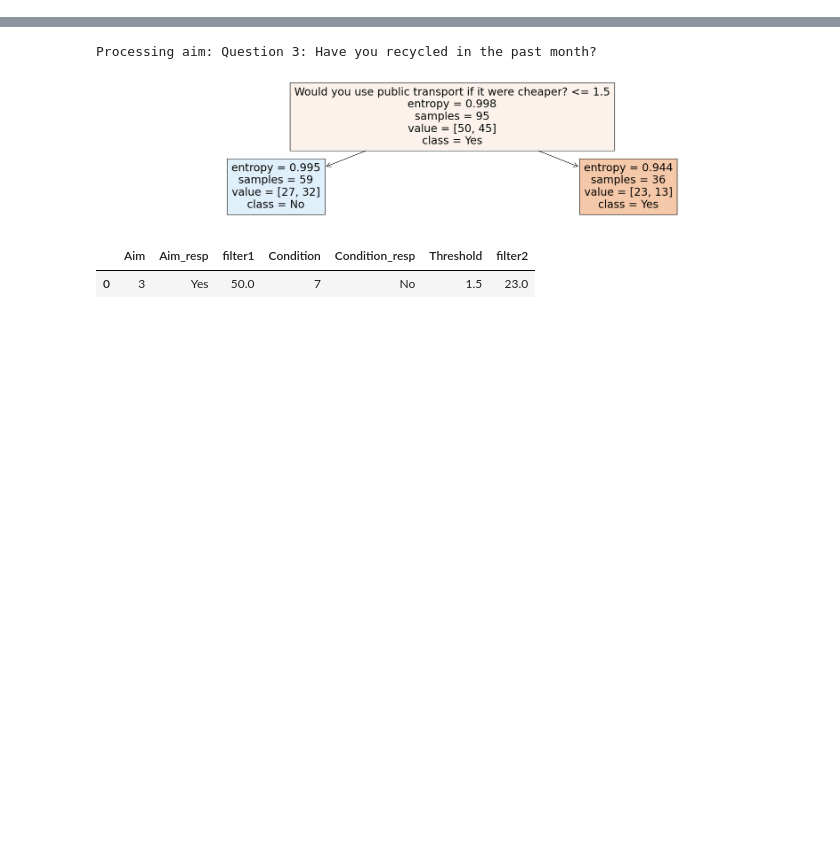
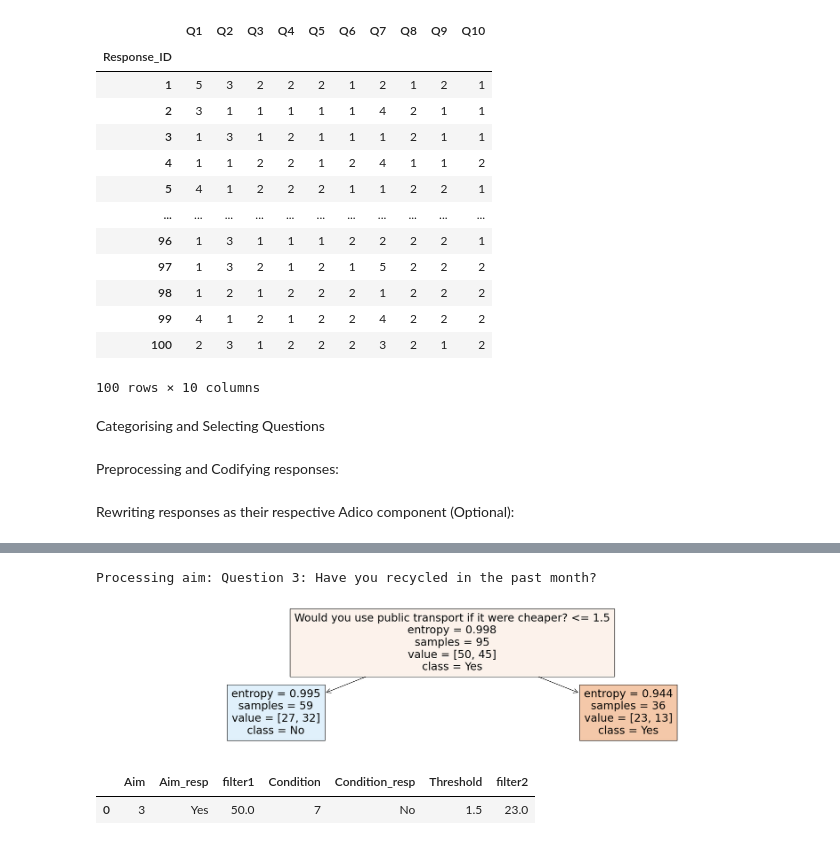
Before and after one commit to GeorgeGitHubbins/MScThesis-Extracting-InformalRules-from-Surveys, a Jupyter notebook: FinalSurveyAnalysisCode/SIREMethod.ipynb, the cells around one changed output, grey strips where cells are left out. Saved outputs shown, nothing was run; the diff lists cells and outputs as text; code cells hidden in the pictures; blank space fills up the shorter version.

```diff
--- a/FinalSurveyAnalysisCode/SurveyAnalysisMethod.ipynb
+++ b/FinalSurveyAnalysisCode/SIREMethod.ipynb
@@ -20,0 +62,19 @@ Rows: a row for each response option. E.g. if a question can be answered with an
+# %%
+display(Survey_Responses)
+# %% [output]
+|  | Q1 | Q2 | Q3 | Q4 | Q5 | Q6 | Q7 | Q8 | Q9 | Q10 |
+| Response_ID |  |  |  |  |  |  |  |  |  |  |
+| 1 | 5 | 3 | 2 | 2 | 2 | 1 | 2 | 1 | 2 | 1 |
+| 2 | 3 | 1 | 1 | 1 | 1 | 1 | 4 | 2 | 1 | 1 |
+| 3 | 1 | 3 | 1 | 2 | 1 | 1 | 1 | 2 | 1 | 1 |
+| 4 | 1 | 1 | 2 | 2 | 1 | 2 | 4 | 1 | 1 | 2 |
+| 5 | 4 | 1 | 2 | 2 | 2 | 1 | 1 | 2 | 2 | 1 |
+| ... | ... | ... | ... | ... | ... | ... | ... | ... | ... | ... |
+| 96 | 1 | 3 | 1 | 1 | 1 | 2 | 2 | 2 | 2 | 1 |
+| 97 | 1 | 3 | 2 | 1 | 2 | 1 | 5 | 2 | 2 | 2 |
+| 98 | 1 | 2 | 1 | 2 | 2 | 2 | 1 | 2 | 2 | 2 |
+| 99 | 4 | 1 | 2 | 1 | 2 | 2 | 4 | 2 | 2 | 2 |
+| 100 | 2 | 3 | 1 | 2 | 2 | 2 | 3 | 2 | 1 | 2 |
+100 rows × 10 columns
+# %% [markdown]
+Categorising and Selecting Questions
@@ -20,0 +92,2 @@ Rows: a row for each response option. E.g. if a question can be answered with an
+# %% [markdown]
+Preprocessing and Codifying responses:
@@ -20,0 +115,2 @@ Rows: a row for each response option. E.g. if a question can be answered with an
+# %% [markdown]
+Rewriting responses as their respective Adico component (Optional):
```
Also changed, not shown: parts of 19 cells of this notebook, 3 other files.
